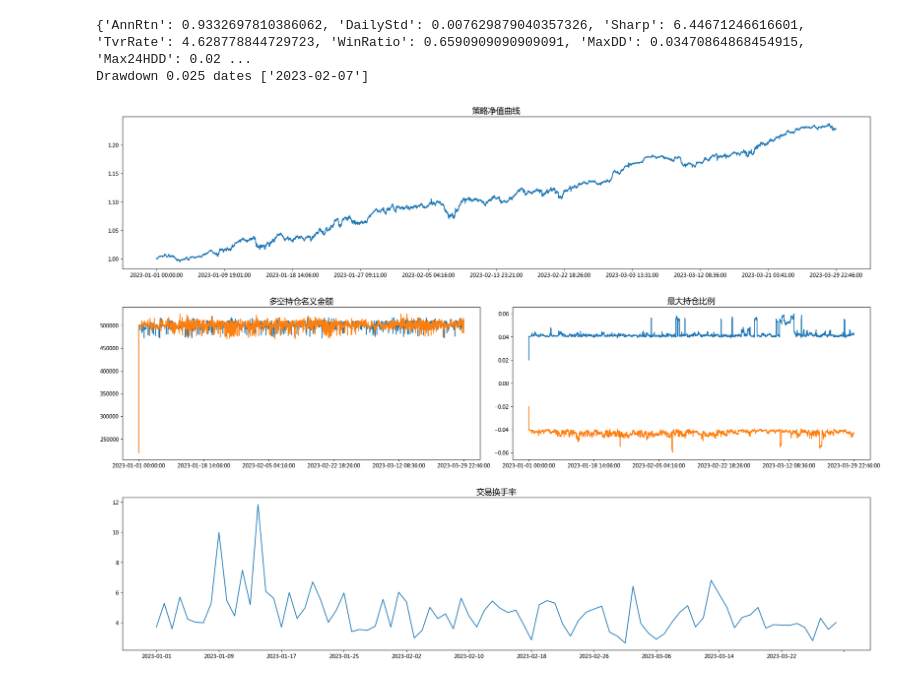
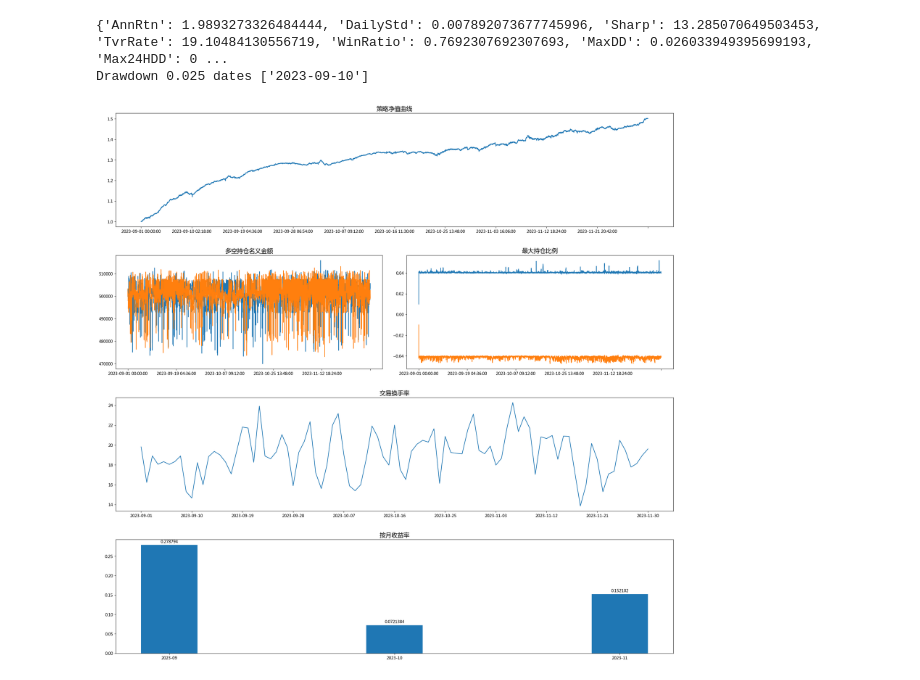
Before and after one commit to CodingJay-1/alpha_backtest, a Jupyter notebook: Backtest.ipynb, the cells around one changed output. Cells and saved outputs as stored; diff of their text form; code cells hidden in the pictures.

```diff
--- a/Backtest.ipynb
+++ b/Backtest.ipynb
@@ -31,10 +31,10 @@ close = future_data_dict['close'].copy(deep=True)
 del spot_data_dict
 del future_data_dict
 # %%
-LogPath = "/home/yjsun/alpha_backtest/MarkStrategy/P60_FMV5_9model/log"
+LogPath = "/home/yjsun/alpha_backtest/MarkStrategy/P80_FMV11CHF_Long/log"
 Capital_t0, Accdf, Tradedf ,Other = abt.read_trading_log(LogPath, my_pid = None)
 res = abt.plot_strategy_backtest(Capital_t0, Accdf, Tradedf,Other)
 # %% [output]
-{'AnnRtn': 0.9332697810386062, 'DailyStd': 0.007629879040357326, 'Sharp': 6.44671246616601, 'TvrRate': 4.628778844729723, 'WinRatio': 0.6590909090909091, 'MaxDD': 0.03470864868454915, 'Max24HDD': 0.02 ...
-Drawdown 0.025 dates ['2023-02-07']
+{'AnnRtn': 1.9893273326484444, 'DailyStd': 0.007892073677745996, 'Sharp': 13.285070649503453, 'TvrRate': 19.10484130556719, 'WinRatio': 0.7692307692307693, 'MaxDD': 0.026033949395699193, 'Max24HDD': 0 ...
+Drawdown 0.025 dates ['2023-09-10']
-[figure, old version]
+[figure, new version]
```
Also changed, not shown: parts of 4 cells of this notebook, 9 other files.
